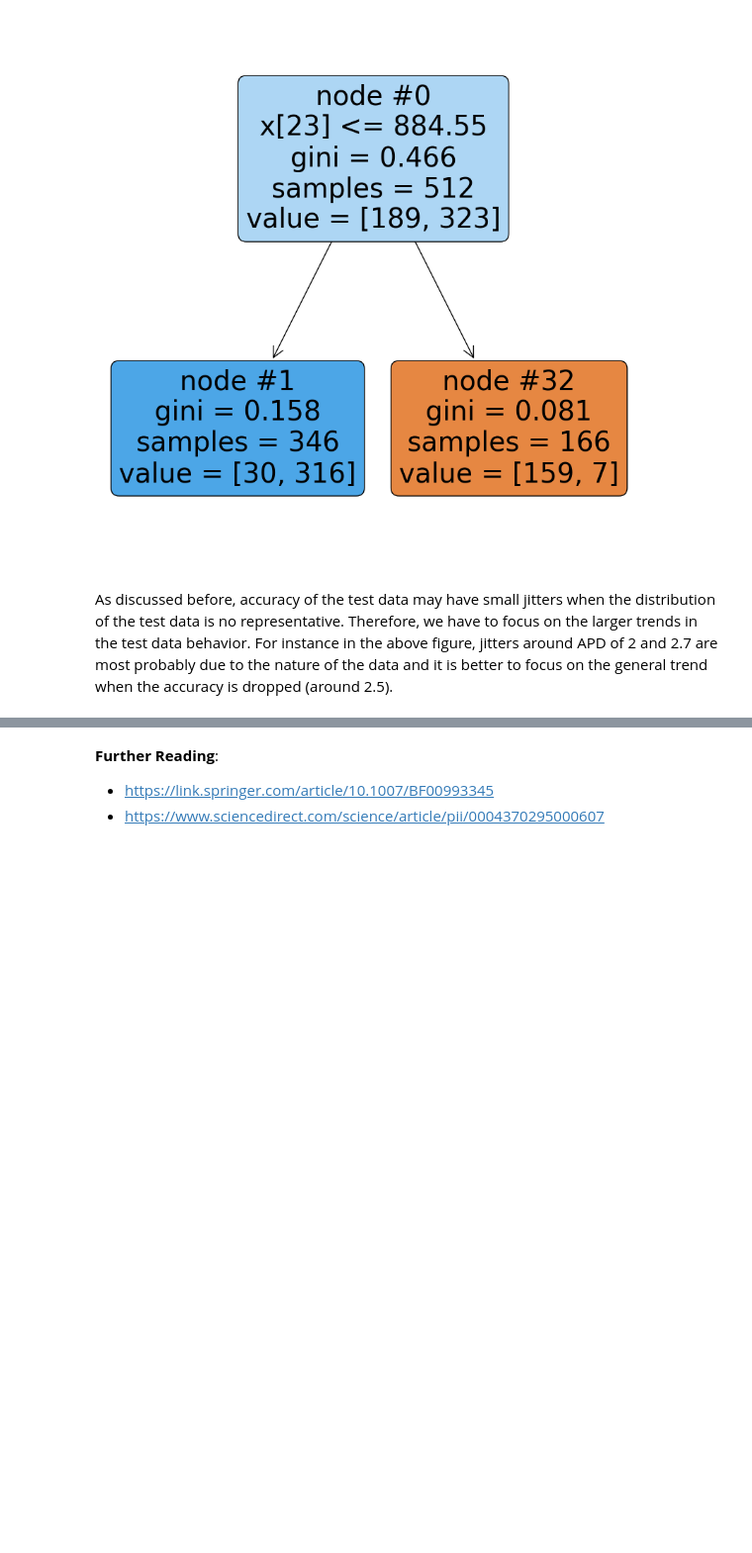
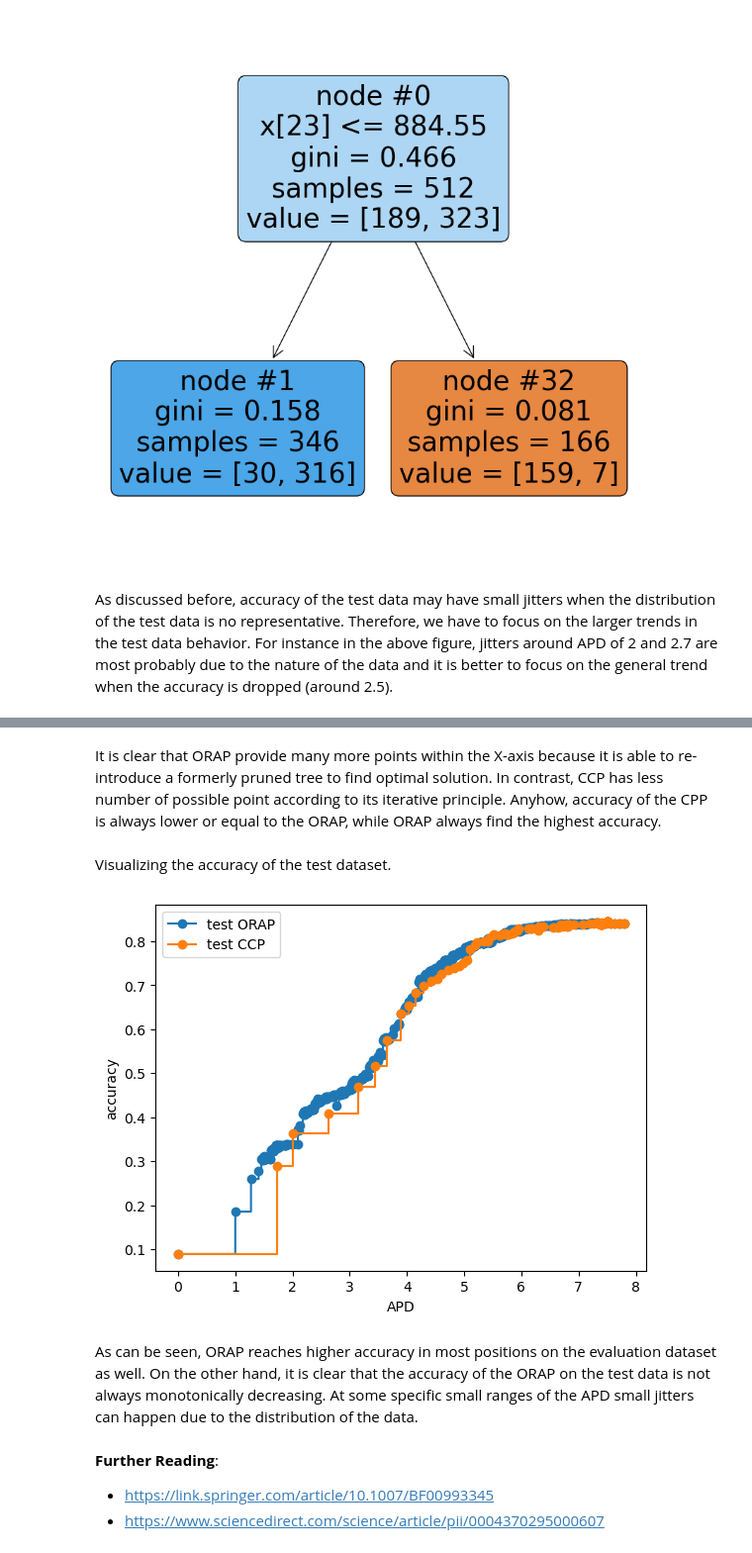
Before and after one commit to masoudinejad/dt_pruning, a Jupyter notebook: orap.ipynb, the cells around one changed output, grey strips where cells are left out. Shown at 99% size. Saved outputs shown, nothing was run; the diff lists cells and outputs as text; code cells hidden in the pictures; blank space fills up the shorter version.

```diff
--- a/orap.ipynb
+++ b/orap.ipynb
@@ -372,3 +442,22 @@ As discussed before, accuracy of the test data may have small jitters when the d
+# %% [markdown]
+It is clear that ORAP provide many more points within the X-axis because it is able to re-introduce a formerly pruned tree to find optimal solution.
+In contrast, CCP has less number of possible point according to its iterative principle.
+Anyhow, accuracy of the CPP is always lower or equal to the ORAP, while ORAP always find the highest accuracy.
+# %% [markdown]
+Visualizing the accuracy of the test dataset.
+# %%
+fig, ax = plt.subplots()
+ax.set_xlabel("APD")
+ax.set_ylabel("accuracy")
+ax.plot(orap_APD, orap_test_scores, marker="o", label="test ORAP", drawstyle="steps-pre")
+ax.plot(ccp_APD, ccp_test_scores, marker="o", label="test CCP", drawstyle="steps-pre")
+_=ax.legend()
+# %% [output]
+[figure, added]
+# %% [markdown]
+As can be seen, ORAP reaches higher accuracy in most positions on the evaluation dataset as well.
+On the other hand, it is clear that the accuracy of the ORAP on the test data is not always monotonically decreasing.
+At some specific small ranges of the APD small jitters can happen due to the distribution of the data.
 # %% [markdown]
 **Further Reading**:
 - https://link.springer.com/article/10.1007/BF00993345
```
Also changed, not shown: parts of 12 cells of this notebook, 1 other file.
